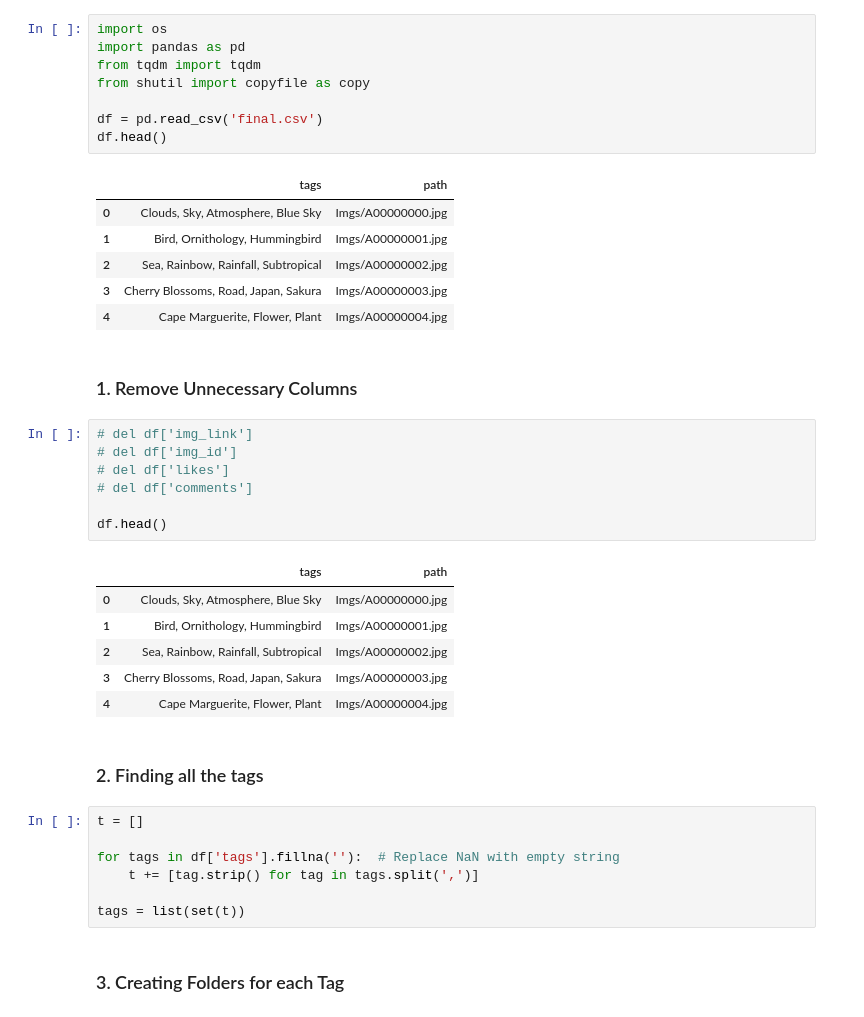
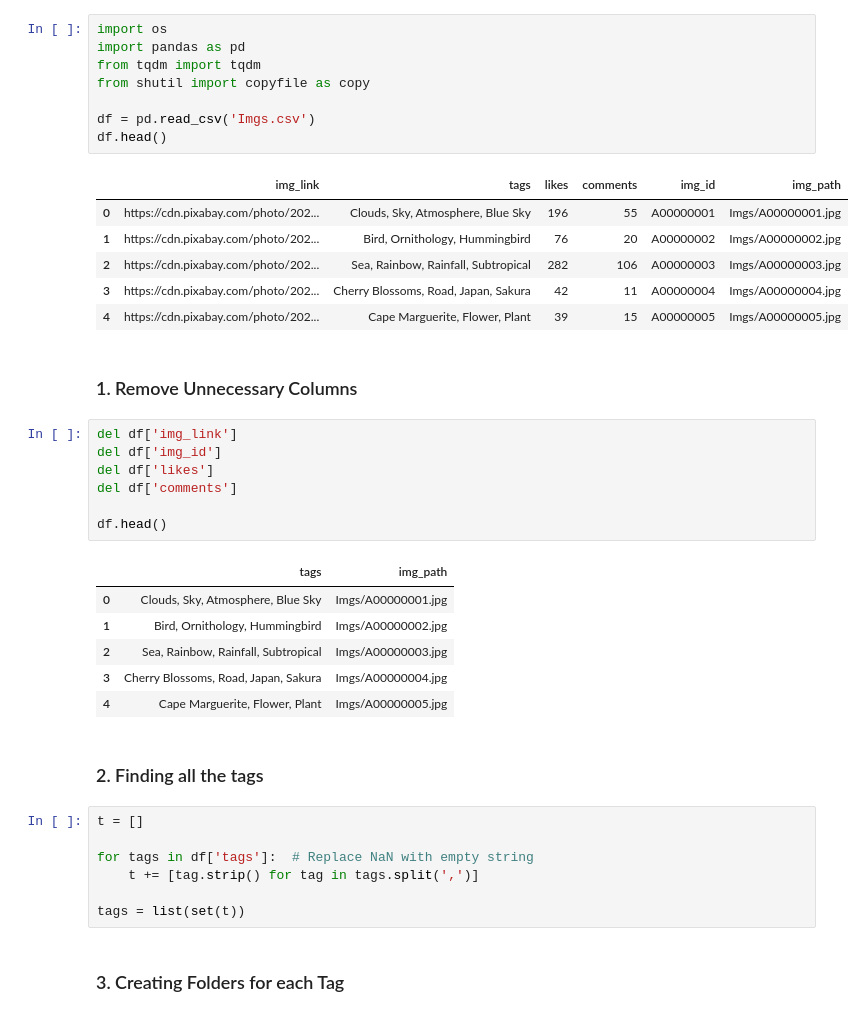
Before and after one commit to SaH1l191/Data_Science_with_Python, a Jupyter notebook: web-scraping/Images_scrapper/this_is_working/4.Image Dataset Creation.ipynb, the cells around one changed output. Drawn from its saved outputs; the diff is of its cells as text.

```diff
--- a/web-scraping/Images_scrapper/this_is_working/4.Image Dataset Creation.ipynb
+++ b/web-scraping/Images_scrapper/this_is_working/4.Image Dataset Creation.ipynb
@@ -1,40 +1,40 @@
 # %%
 import os
 import pandas as pd
 from tqdm import tqdm
 from shutil import copyfile as copy
 
-df = pd.read_csv('final.csv')
+df = pd.read_csv('Imgs.csv')
 df.head()
 # %% [output]
-|  | tags | path |
-| 0 | Clouds, Sky, Atmosphere, Blue Sky | Imgs/A00000000.jpg |
-| 1 | Bird, Ornithology, Hummingbird | Imgs/A00000001.jpg |
-| 2 | Sea, Rainbow, Rainfall, Subtropical | Imgs/A00000002.jpg |
-| 3 | Cherry Blossoms, Road, Japan, Sakura | Imgs/A00000003.jpg |
-| 4 | Cape Marguerite, Flower, Plant | Imgs/A00000004.jpg |
+|  | img_link | tags | likes | comments | img_id | img_path |
+| 0 | https://cdn.pixabay.com/photo/202... | Clouds, Sky, Atmosphere, Blue Sky | 196 | 55 | A00000001 | Imgs/A00000001.jpg |
+| 1 | https://cdn.pixabay.com/photo/202... | Bird, Ornithology, Hummingbird | 76 | 20 | A00000002 | Imgs/A00000002.jpg |
+| 2 | https://cdn.pixabay.com/photo/202... | Sea, Rainbow, Rainfall, Subtropical | 282 | 106 | A00000003 | Imgs/A00000003.jpg |
+| 3 | https://cdn.pixabay.com/photo/202... | Cherry Blossoms, Road, Japan, Sakura | 42 | 11 | A00000004 | Imgs/A00000004.jpg |
+| 4 | https://cdn.pixabay.com/photo/202... | Cape Marguerite, Flower, Plant | 39 | 15 | A00000005 | Imgs/A00000005.jpg |
 # %% [markdown]
 ### 1. Remove Unnecessary Columns
 # %%
-# del df['img_link']
-# del df['img_id']
-# del df['likes']
-# del df['comments']
+del df['img_link']
+del df['img_id']
+del df['likes']
+del df['comments']
 
 df.head()
 # %% [output]
-|  | tags | path |
-| 0 | Clouds, Sky, Atmosphere, Blue Sky | Imgs/A00000000.jpg |
-| 1 | Bird, Ornithology, Hummingbird | Imgs/A00000001.jpg |
-| 2 | Sea, Rainbow, Rainfall, Subtropical | Imgs/A00000002.jpg |
-| 3 | Cherry Blossoms, Road, Japan, Sakura | Imgs/A00000003.jpg |
-| 4 | Cape Marguerite, Flower, Plant | Imgs/A00000004.jpg |
+|  | tags | img_path |
+| 0 | Clouds, Sky, Atmosphere, Blue Sky | Imgs/A00000001.jpg |
+| 1 | Bird, Ornithology, Hummingbird | Imgs/A00000002.jpg |
+| 2 | Sea, Rainbow, Rainfall, Subtropical | Imgs/A00000003.jpg |
+| 3 | Cherry Blossoms, Road, Japan, Sakura | Imgs/A00000004.jpg |
+| 4 | Cape Marguerite, Flower, Plant | Imgs/A00000005.jpg |
 # %% [markdown]
 ### 2. Finding all the tags
 # %%
 t = []
 
-for tags in df['tags'].fillna(''):  # Replace NaN with empty string
+for tags in df['tags']:  # Replace NaN with empty string
     t += [tag.strip() for tag in tags.split(',')]
 
 tags = list(set(t))
```
Also changed, not shown: parts of 7 cells of this notebook, 10 other files.
